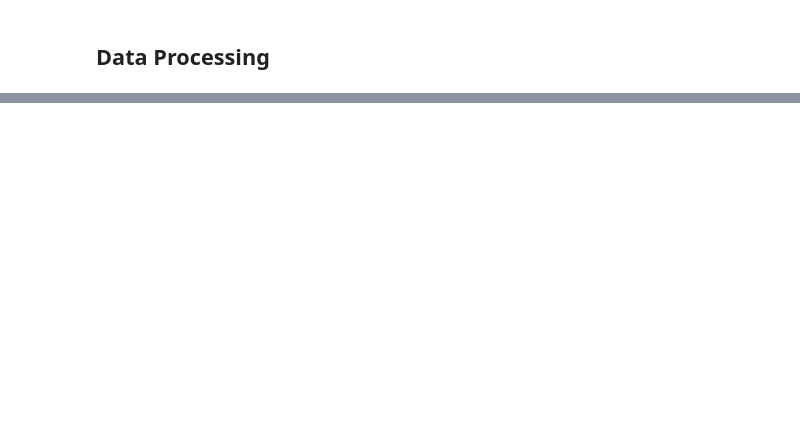
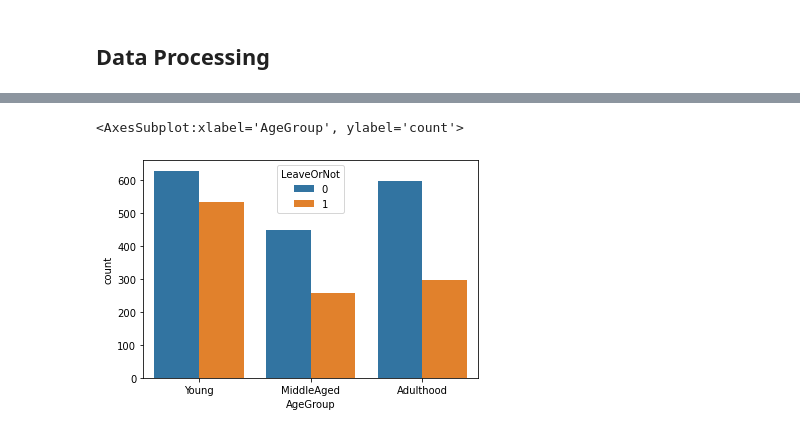
Before and after one commit to joaoreis16/employee_future_prediction, a Jupyter notebook: code/main.ipynb, the cells around one changed output, grey strips where cells are left out. Cells and saved outputs as stored; diff of their text form; code cells hidden in the pictures; blank space fills up the shorter version.

```diff
--- a/code/main.ipynb
+++ b/code/main.ipynb
@@ -66,0 +83,7 @@ sns.countplot(data["JoiningYear"])
+# %%
+groups = ['Young', 'MiddleAged', 'Adulthood']
+data['AgeGroup'] = pd.qcut(data['Age'], q=3, labels=groups)
+sns.countplot(data = data, x='AgeGroup', hue='LeaveOrNot')
+# %% [output]
+<AxesSubplot:xlabel='AgeGroup', ylabel='count'>
+[figure, added]
```
Also changed, not shown: parts of 13 cells of this notebook.
